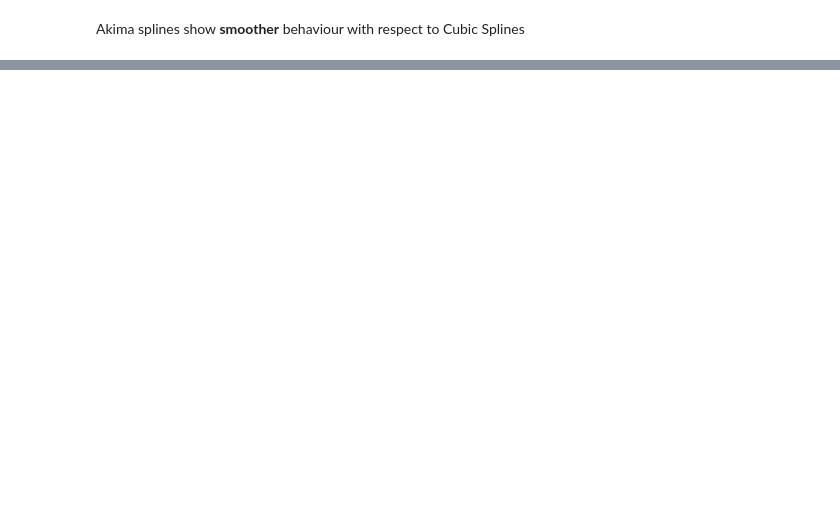
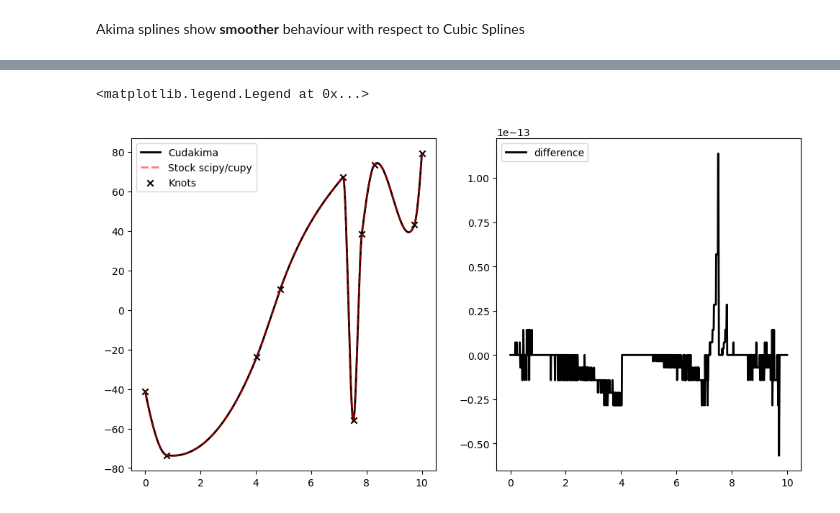
Before and after one commit to asantini29/CudAkima, a Jupyter notebook: examples/tutorial.ipynb, the cells around one changed output, grey strips where cells are left out. Saved outputs shown, nothing was run; the diff lists cells and outputs as text; code cells hidden in the pictures; blank space fills up the shorter version.

```diff
--- a/examples/tutorial.ipynb
+++ b/examples/tutorial.ipynb
@@ -118,0 +132,28 @@ Akima splines show **smoother** behaviour with respect to Cubic Splines
+# %%
+# Generate some random data
+xmin, xmax = 0, 10 # X Domain
+ymin, ymax = -100, 100 # Y Domain
+npoints = 10 # Number of points
+nrealizations = 100 # Number of realizations
+
+x = xp.random.random(size=(nrealizations, npoints)) * (xmax - xmin) + xmin
+# Make sure the first and last points are the same
+x[:, 0] = xmin
+x[:, -1] = xmax
+y = xp.random.random(size=(nrealizations, npoints)) * (ymax - ymin) + ymin
+
+x = xp.sort(x, axis=1)
+
+# Define the x values to interpolate
+xinterp = xp.linspace(xmin, xmax, 1000)
+# %%
+def stock_interpolator(x, x_all, y_all):
+
+    result = []
+    for x_here, y_here in zip(x_all, y_all):
+        interpolator = stock_akima(x_here, y_here)
+        result_here = interpolator(x)
+        result.append(result_here)
+    return xp.stack(result)
+# %%
+cudakima_interpolator = AkimaInterpolant1D(sanitize=False, use_gpu=use_gpu, threadsperblock=128)
@@ -118,0 +172,19 @@ Akima splines show **smoother** behaviour with respect to Cubic Splines
+# %%
+result_cudakima = to_cpu(cudakima_interpolator(xinterp, x, y))
+result_stock = to_cpu(stock_interpolator(xinterp, x, y))
+
+realization = 7
+fig = plt.figure(figsize=(12, 6))
+
+plt.subplot(121)
+plt.plot(to_cpu(xinterp), result_cudakima[realization], c='k', ls = '-', lw=2, label='Cudakima')
+plt.plot(to_cpu(xinterp), result_stock[realization], c='red', ls = '--', lw=2, label='Stock scipy/cupy', alpha=0.5)
+plt.scatter(to_cpu(x)[realization], to_cpu(y)[realization], marker='x', c='k', label='Knots')
+plt.legend()
+plt.subplot(122)
+plt.plot(to_cpu(xinterp), result_cudakima[realization] - result_stock[realization], c='k', ls = '-', lw=2, label='difference')
+
+plt.legend()
+# %% [output]
+<matplotlib.legend.Legend at 0x...>
+[figure, added]
```
Also changed, not shown: parts of 8 cells of this notebook.
